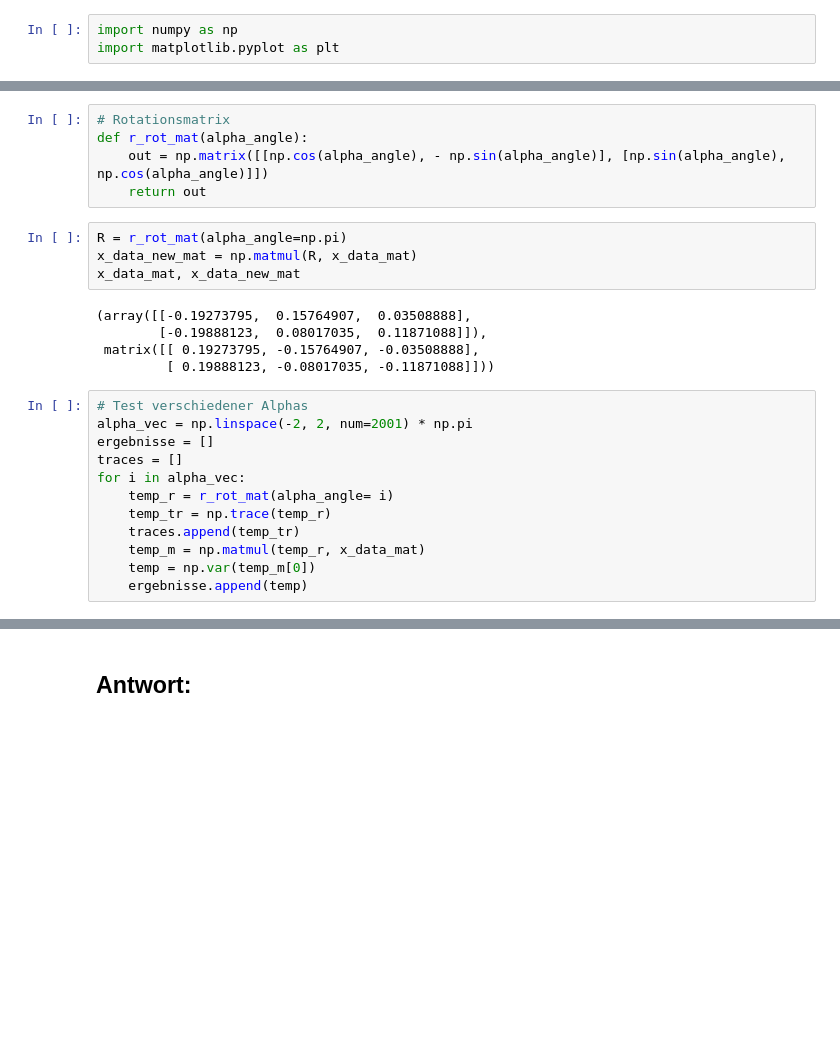
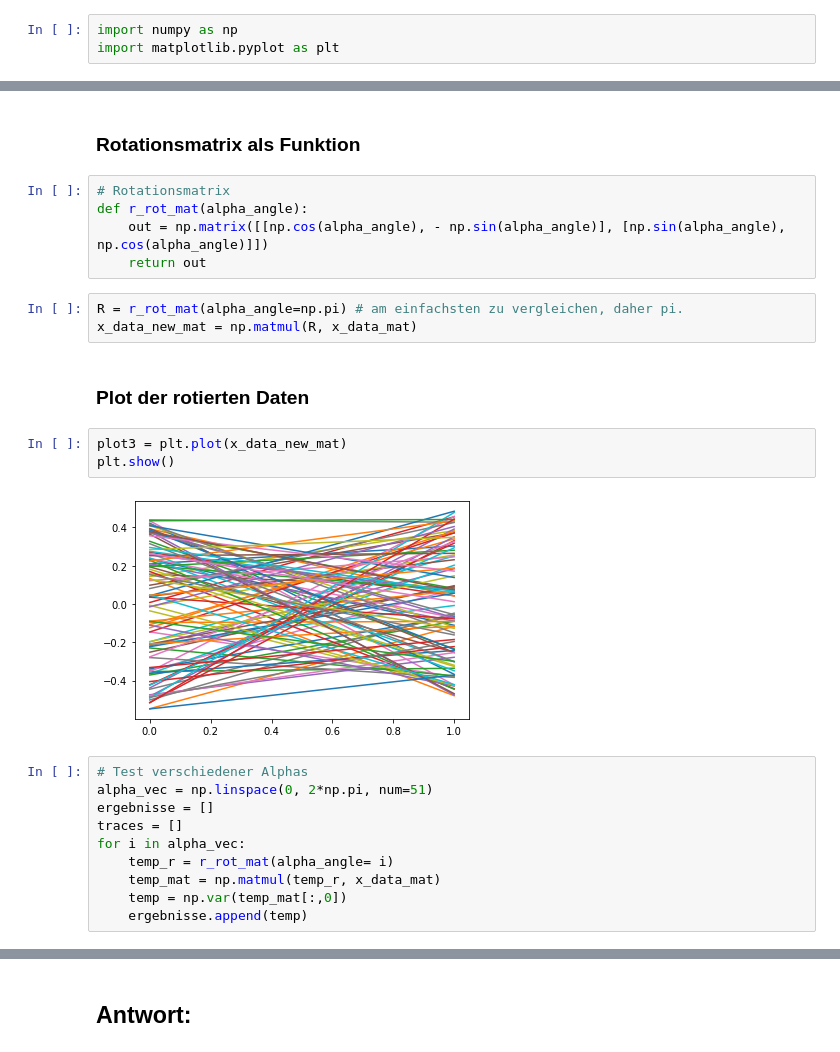
Before and after one commit to RMKruse/DataMiningInDerBioInf, a Jupyter notebook: uebung01/uebung01.ipynb, the cells around one changed output, grey strips where cells are left out. Drawn from its saved outputs; the diff is of its cells as text; blank space fills up the shorter version.

```diff
--- a/uebung01/uebung01.ipynb
+++ b/uebung01/uebung01.ipynb
@@ -264,26 +266,27 @@ plt.show()
+# %% [markdown]
+### Rotationsmatrix als Funktion
 # %%
 # Rotationsmatrix
 def r_rot_mat(alpha_angle):
     out = np.matrix([[np.cos(alpha_angle), - np.sin(alpha_angle)], [np.sin(alpha_angle), np.cos(alpha_angle)]])
     return out
 # %%
-R = r_rot_mat(alpha_angle=np.pi)
+R = r_rot_mat(alpha_angle=np.pi) # am einfachsten zu vergleichen, daher pi.
 x_data_new_mat = np.matmul(R, x_data_mat)
-x_data_mat, x_data_new_mat
-# %% [output]
-(array([[-0.19273795,  0.15764907,  0.03508888],
-        [-0.19888123,  0.08017035,  0.11871088]]),
- matrix([[ 0.19273795, -0.15764907, -0.03508888],
-         [ 0.19888123, -0.08017035, -0.11871088]]))
+# %% [markdown]
+### Plot der rotierten Daten
+# %%
+plot3 = plt.plot(x_data_new_mat)
+plt.show()
+# %% [output]
+[figure, added]
 # %%
 # Test verschiedener Alphas
-alpha_vec = np.linspace(-2, 2, num=2001) * np.pi
+alpha_vec = np.linspace(0, 2*np.pi, num=51)
 ergebnisse = []
 traces = []
 for i in alpha_vec:
     temp_r = r_rot_mat(alpha_angle= i)
-    temp_tr = np.trace(temp_r)
-    traces.append(temp_tr)
-    temp_m = np.matmul(temp_r, x_data_mat)
-    temp = np.var(temp_m[0])
+    temp_mat = np.matmul(temp_r, x_data_mat)
+    temp = np.var(temp_mat[:,0])
     ergebnisse.append(temp)
```
Also changed, not shown: parts of 23 cells of this notebook.
